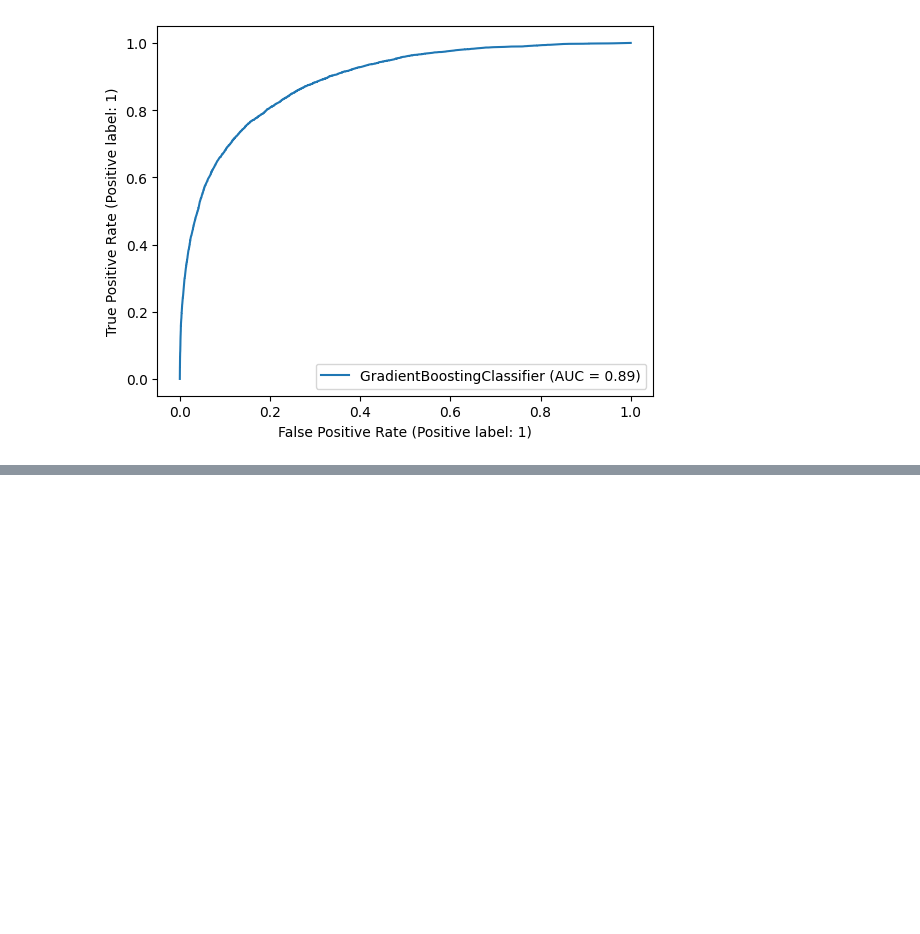
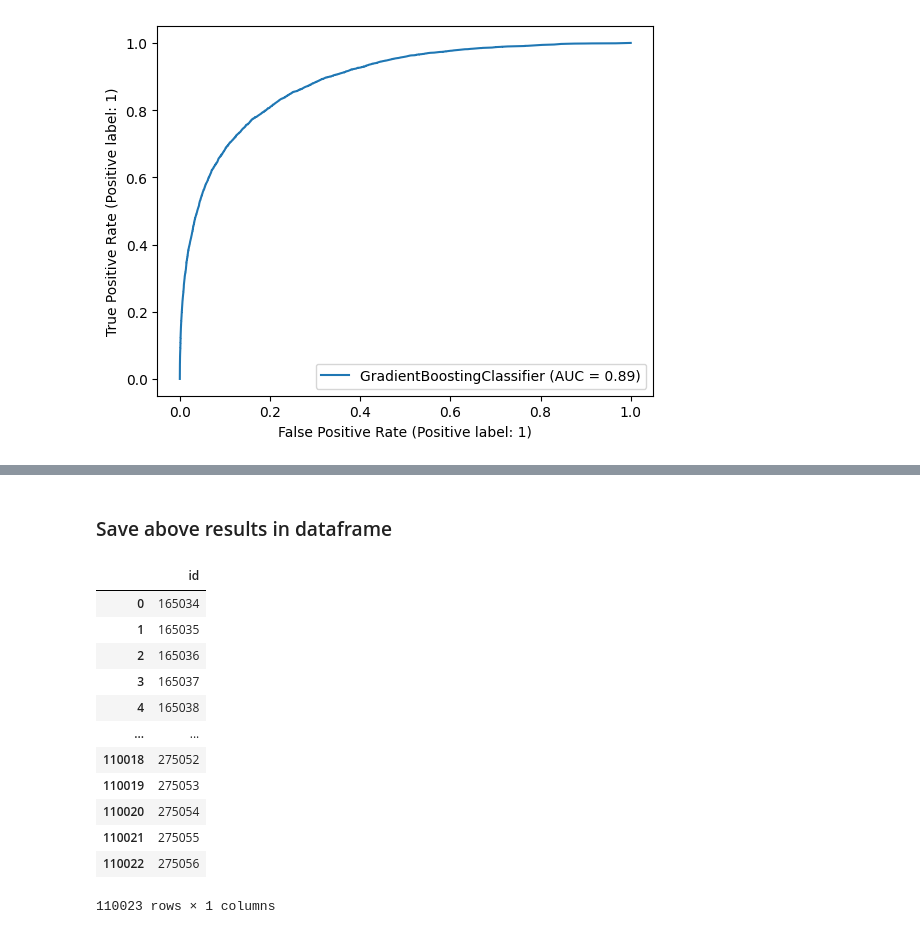
Before and after one commit to utkarshg1/Machine-Learning-3pm, a Jupyter notebook: Classification Revision/Classification.ipynb, the cells around one changed output, grey strips where cells are left out. Drawn from its saved outputs; the diff is of its cells as text; code cells hidden in the pictures; blank space fills up the shorter version.

```diff
--- a/Classification Revision/Classification.ipynb
+++ b/Classification Revision/Classification.ipynb
@@ -514,0 +547,19 @@ scores.mean()
+# %% [markdown]
+### Save above results in dataframe
+# %%
+df_final = xnew[['id']]
+df_final
+# %% [output]
+|  | id |
+| 0 | 165034 |
+| 1 | 165035 |
+| 2 | 165036 |
+| 3 | 165037 |
+| 4 | 165038 |
+| ... | ... |
+| 110018 | 275052 |
+| 110019 | 275053 |
+| 110020 | 275054 |
+| 110021 | 275055 |
+| 110022 | 275056 |
+110023 rows × 1 columns
```
Also changed, not shown: parts of 25 cells of this notebook.
